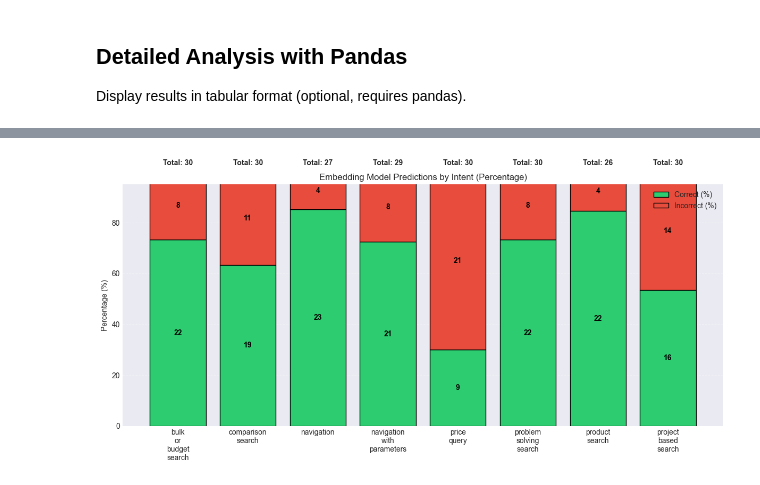
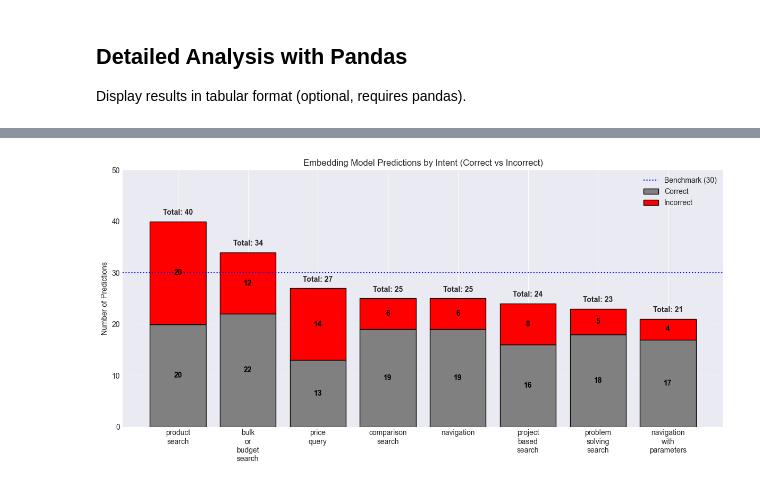
Before and after one commit to AshwinKTyagi/chat-optimizer, a Jupyter notebook: test_results_notebook.ipynb, the cells around one changed output, grey strips where cells are left out. Drawn from its saved outputs; the diff is of its cells as text; code cells hidden in the pictures.

```diff
--- a/test_results_notebook.ipynb
+++ b/test_results_notebook.ipynb
@@ -109,7 +109,7 @@ def test_embedding_api(prompts: List[Dict[str, Any]], api_url: str = 'http://loc
             results.append({
                 'text': text,
                 'expectedIntent': expected_intent or 'N/A',
-                'actualIntent': actual_intent,
+                'predictedIntent': actual_intent,
                 'isCorrect': is_correct,
                 'score': intent_obj.get('score', 0),
                 'candidates': data.get('candidates', []),
@@ -175,6 +175,7 @@ def test_slm_api(prompts: List[Dict[str, Any]], api_url: str = 'http://localhost
             classification = data.get('classification', {})
             actual_intent = classification.get('intent', 'N/A')
             duration_ms = classification.get('durationMs')
+            params = classification.get('params', None)
             if isinstance(duration_ms, (int, float)):
                 api_durations.append(duration_ms)
             is_correct = None
@@ -185,9 +186,10 @@ def test_slm_api(prompts: List[Dict[str, Any]], api_url: str = 'http://localhost
             results.append({
                 'text': text,
                 'expectedIntent': expected_intent or 'N/A',
-                'actualIntent': actual_intent,
+                'predictedIntent': actual_intent,
                 'isCorrect': is_correct,
                 'classification': classification,
+                'params': params,
                 'durationMs': duration_ms,
                 'route': 'slm'
             })
@@ -347,7 +349,7 @@ def analyze_results(results: List[Dict[str, Any]], route_name: str = '') -> Dict
             error_count += 1
         else:
             expected = result.get('expectedIntent', 'N/A')
-            actual = result.get('actualIntent', 'N/A')
+            actual = result.get('predictedIntent', 'N/A')
             is_correct = result.get('isCorrect')
 
             if expected and expected != 'N/A':
@@ -676,7 +702,7 @@ for i, prompt_obj in enumerate(test_prompts):
         'text': text[:50] + '...' if len(text) > 50 else text,
         'expected': expected,
         'embedding': embedding_result.get('actualIntent', 'N/A'),
-        'slm': slm_result.get('actualIntent', 'N/A'),
+        'slm': slm_result.get('predictedIntent', 'N/A'),
         'embedding_correct': embedding_result.get('isCorrect'),
         'slm_correct': slm_result.get('isCorrect'),
     })
@@ -866,54 +892,81 @@ plt.show()
 # %%
-# Embedding model: per-intent stacked bars (percentages with counts)
-intent_stats = embedding_summary.get('accuracy_by_intent', {})
-if intent_stats:
-    intents = sorted(intent_stats.keys())
-    correct_counts = [intent_stats[intent]['correct'] for intent in intents]
-    totals = [intent_stats[intent]['total'] for intent in intents]
+# Embedding model: per-intent bars (predicted vs. accuracy counts with benchmark)
+from collections import defaultdict
+
+predicted_totals = defaultdict(int)
+predicted_correct = defaultdict(int)
+
+for res in embedding_results:
+    predicted = res.get('predictedIntent')
+    if not predicted or predicted == 'N/A':
+        continue
+    predicted_totals[predicted] += 1
+    if res.get('isCorrect') is True:
+        predicted_correct[predicted] += 1
+
+if predicted_totals:
+    intents = sorted(predicted_totals.keys(), key=lambda k: predicted_totals[k], reverse=True)
+    correct_counts = [predicted_correct[intent] for intent in intents]
+    totals = [predicted_totals[intent] for intent in intents]
     incorrect_counts = [total - correct for total, correct in zip(totals, correct_counts)]
-
-    # Avoid division by zero
-    correct_perc = [(correct / total * 100) if total else 0 for correct, total in zip(correct_counts, totals)]
-    incorrect_perc = [100 - cp if total else 0 for cp, total in zip(correct_perc, totals)]
 
     x = np.arange(len(intents))
     fig, ax = plt.subplots(figsize=(12, 6))
 
-    bars_correct = ax.bar(x, correct_perc, label='Correct (%)', color='#2ecc71', edgecolor='black')
-    bars_incorrect = ax.bar(x, incorrect_perc, bottom=correct_perc, label='Incorrect (%)', color='#e74c3c', edgecolor='black')
+    bars_correct = ax.bar(x, correct_counts, label='Correct', color='gray', edgecolor='black')
+    bars_incorrect = ax.bar(x, incorrect_counts, bottom=correct_counts, label='Incorrect', color='red', edgecolor='black')
 
     ax.set_xticks(x)
     ax.set_xticklabels([intent.replace('_', '\n') for intent in intents], rotation=0)
-    ax.set_ylabel('Percentage (%)')
-    ax.set_ylim(0, 95)
-    ax.set_title('Embedding Model Predictions by Intent (Percentage)')
+    ax.set_ylabel('Number of Predictions')
+    ax.set_title('Embedding Model Predictions by Intent (Correct vs Incorrect)')
+
+    max_total = max(max(totals), 30)
+    ax.set_ylim(0, max_total + 10)
+    ax.axhline(30, color='blue', linestyle=':', linewidth=1.5, label='Benchmark (30)')
+
     ax.legend()
     ax.grid(axis='y', linestyle='--', alpha=0.3)
 
-    # annotate counts inside each bar segment
     for idx, bar in enumerate(bars_correct):
         height = bar.get_height()
         if height > 0:
-            ax.text(bar.get_x() + bar.get_width() / 2,
-                    height / 2,
-                    f"{correct_counts[idx]}",
-                    ha='center', va='center', color='black', fontweight='bold')
+            ax.text(
+                bar.get_x() + bar.get_width() / 2,
+                height / 2,
+                f"{correct_counts[idx]}",
+                ha='center',
+                va='center',
+                color='black',
+                fontweight='bold'
+            )
 
     for idx, bar in enumerate(bars_incorrect):
         height = bar.get_height()
         if height > 0:
-            ax.text(bar.get_x() + bar.get_width() / 2,
-                    bar.get_y() + height / 2,
-                    f"{incorrect_counts[idx]}",
-                    ha='center', va='center', color='black', fontweight='bold')
+            ax.text(
+                bar.get_x() + bar.get_width() / 2,
+                bar.get_y() + height / 2,
+                f"{incorrect_counts[idx]}",
+                ha='center',
+                va='center',
+                color='black',
+                fontweight='bold'
+            )
 
-    # totals above bars
     for idx, total in enumerate(totals):
-        ax.text(x[idx], 102, f"Total: {total}", ha='center', va='bottom', fontweight='bold')
+        ax.text(
+            x[idx],
+            total + 1,
+            f"Total: {total}",
+            ha='center',
+            va='bottom',
+            fontweight='bold'
+        )
 
     plt.tight_layout()
     plt.show()
 else:
-    print('No intent statistics available to plot.')
+    print('No predicted intent statistics available to plot.')
 # %% [output]
-[figure, old version]
+[figure, new version]
```
Also changed, not shown: parts of 19 cells of this notebook, 6 other files.
